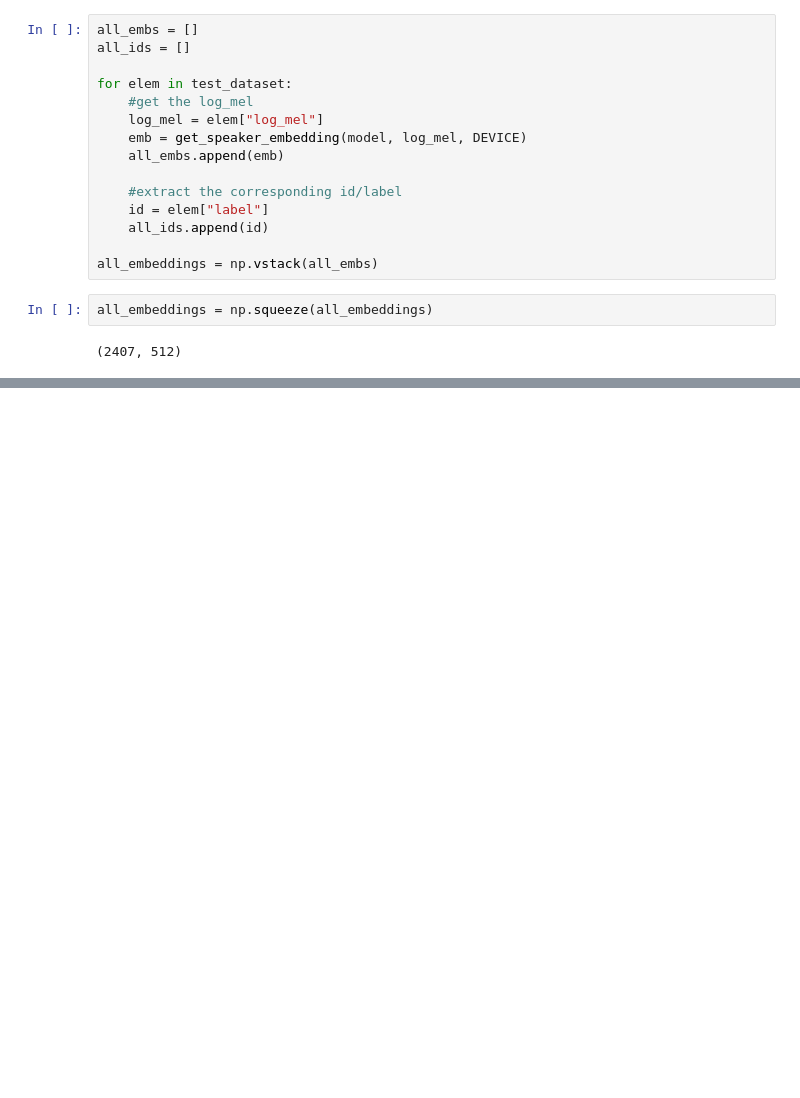
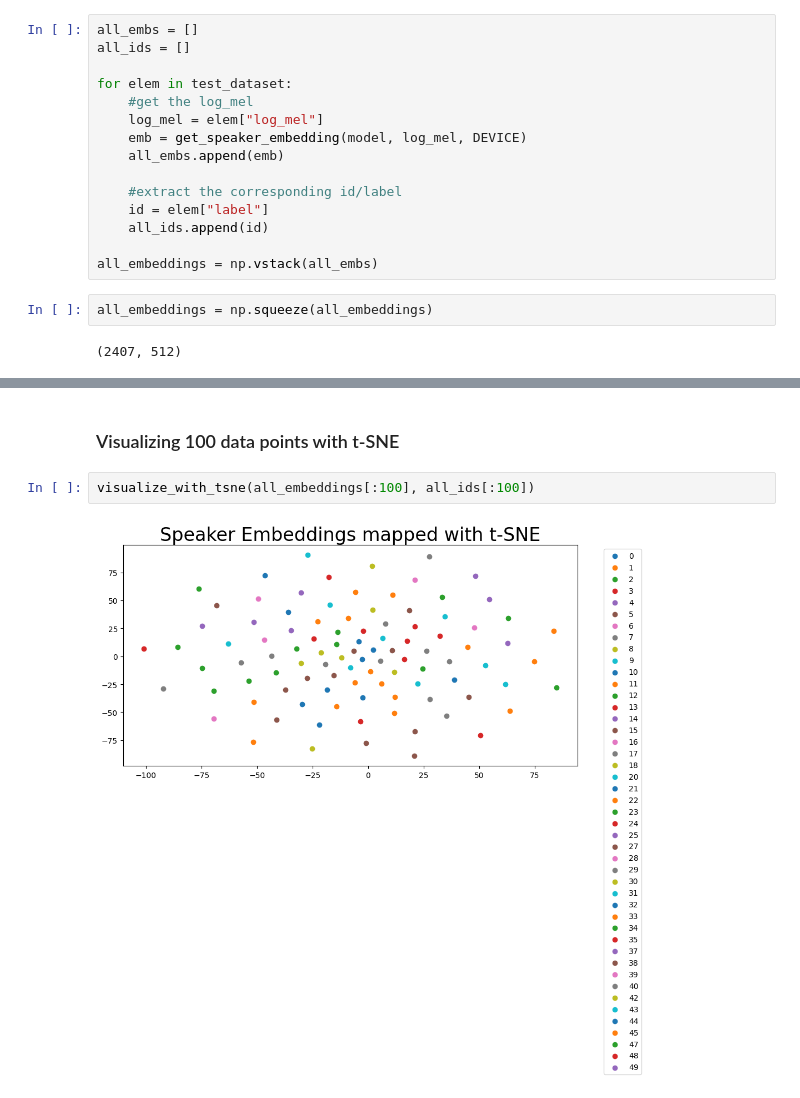
Before and after one commit to Yi-Shan-lin/Speaker-Recognition-using-ResNet-Embeddings, a Jupyter notebook: Evaluation_template.ipynb, the cells around one changed output, grey strips where cells are left out. Cells and saved outputs as stored; diff of their text form; blank space fills up the shorter version.

```diff
--- a/Evaluation_template.ipynb
+++ b/Evaluation_template.ipynb
@@ -383,0 +419,6 @@ visualize_with_umap(all_embeddings, all_ids)
+# %% [markdown]
+### Visualizing 100 data points with t-SNE
+# %%
+visualize_with_tsne(all_embeddings[:100], all_ids[:100])
+# %% [output]
+[figure, added]
```
Also changed, not shown: parts of 7 cells of this notebook.
